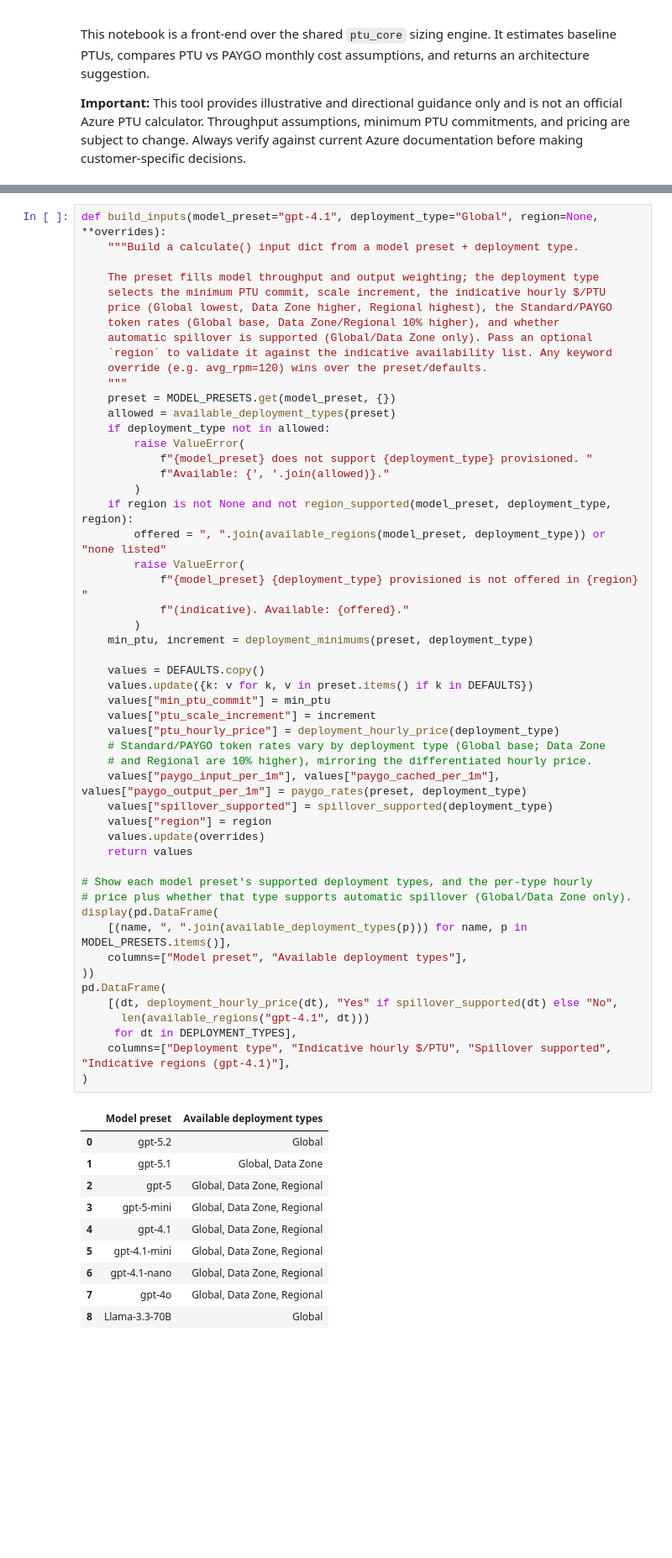
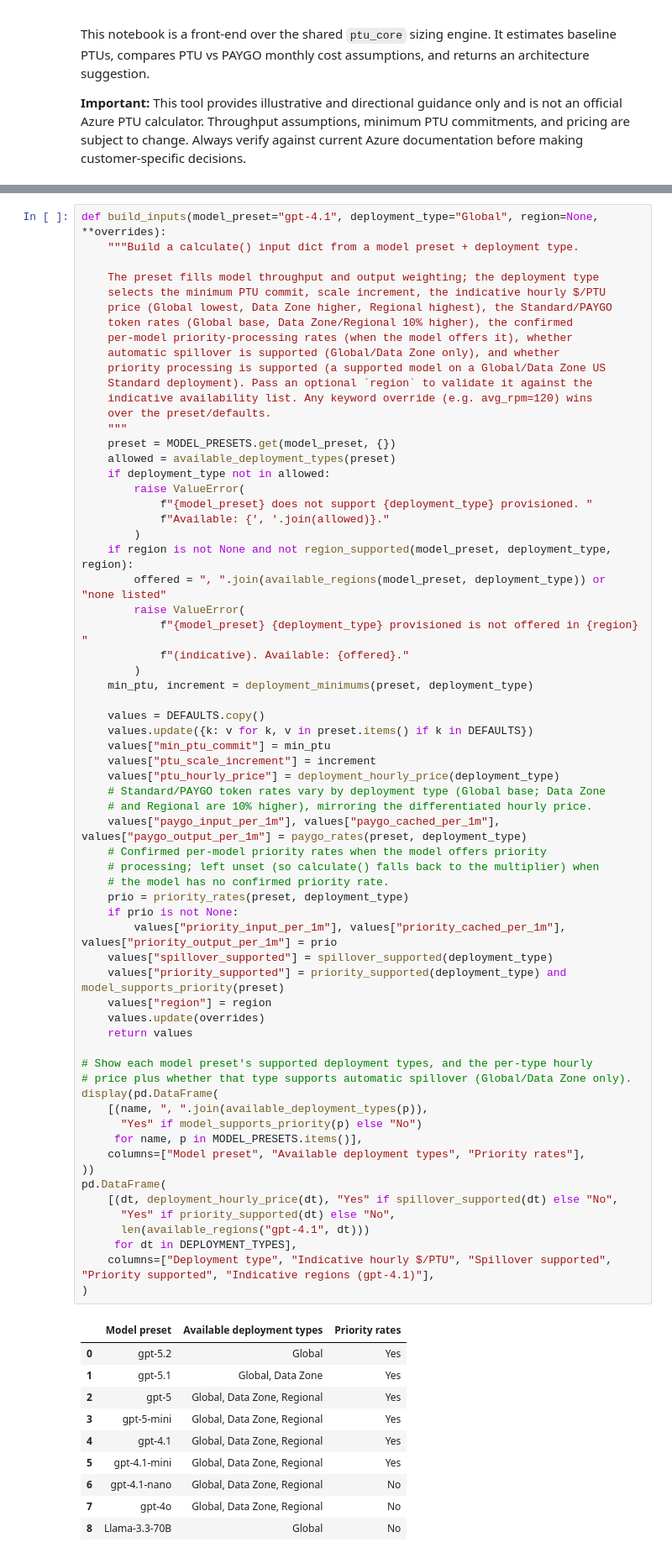
Before and after one commit to lindazhang2000/azure-openai-ptu-sizing-tool, a Jupyter notebook: app/PTU_Sizing_Notebook.ipynb, the cells around one changed output, grey strips where cells are left out. Shown at 84% size. Saved outputs shown, nothing was run; the diff lists cells and outputs as text; blank space fills up the shorter version.

```diff
--- a/app/PTU_Sizing_Notebook.ipynb
+++ b/app/PTU_Sizing_Notebook.ipynb
@@ -53,10 +57,13 @@ def build_inputs(model_preset="gpt-4.1", deployment_type="Global", region=None,
     The preset fills model throughput and output weighting; the deployment type
     selects the minimum PTU commit, scale increment, the indicative hourly $/PTU
     price (Global lowest, Data Zone higher, Regional highest), the Standard/PAYGO
-    token rates (Global base, Data Zone/Regional 10% higher), and whether
-    automatic spillover is supported (Global/Data Zone only). Pass an optional
-    `region` to validate it against the indicative availability list. Any keyword
-    override (e.g. avg_rpm=120) wins over the preset/defaults.
+    token rates (Global base, Data Zone/Regional 10% higher), the confirmed
+    per-model priority-processing rates (when the model offers it), whether
+    automatic spillover is supported (Global/Data Zone only), and whether
+    priority processing is supported (a supported model on a Global/Data Zone US
+    Standard deployment). Pass an optional `region` to validate it against the
+    indicative availability list. Any keyword override (e.g. avg_rpm=120) wins
+    over the preset/defaults.
     """
     preset = MODEL_PRESETS.get(model_preset, {})
     allowed = available_deployment_types(preset)
@@ -69,43 +76,53 @@ def build_inputs(model_preset="gpt-4.1", deployment_type="Global", region=None,
         offered = ", ".join(available_regions(model_preset, deployment_type)) or "none listed"
         raise ValueError(
             f"{model_preset} {deployment_type} provisioned is not offered in {region} "
             f"(indicative). Available: {offered}."
         )
     min_ptu, increment = deployment_minimums(preset, deployment_type)
 
     values = DEFAULTS.copy()
     values.update({k: v for k, v in preset.items() if k in DEFAULTS})
     values["min_ptu_commit"] = min_ptu
     values["ptu_scale_increment"] = increment
     values["ptu_hourly_price"] = deployment_hourly_price(deployment_type)
     # Standard/PAYGO token rates vary by deployment type (Global base; Data Zone
     # and Regional are 10% higher), mirroring the differentiated hourly price.
     values["paygo_input_per_1m"], values["paygo_cached_per_1m"], values["paygo_output_per_1m"] = paygo_rates(preset, deployment_type)
+    # Confirmed per-model priority rates when the model offers priority
+    # processing; left unset (so calculate() falls back to the multiplier) when
+    # the model has no confirmed priority rate.
+    prio = priority_rates(preset, deployment_type)
+    if prio is not None:
+        values["priority_input_per_1m"], values["priority_cached_per_1m"], values["priority_output_per_1m"] = prio
     values["spillover_supported"] = spillover_supported(deployment_type)
+    values["priority_supported"] = priority_supported(deployment_type) and model_supports_priority(preset)
     values["region"] = region
     values.update(overrides)
     return values
 
 # Show each model preset's supported deployment types, and the per-type hourly
 # price plus whether that type supports automatic spillover (Global/Data Zone only).
 display(pd.DataFrame(
-    [(name, ", ".join(available_deployment_types(p))) for name, p in MODEL_PRESETS.items()],
-    columns=["Model preset", "Available deployment types"],
+    [(name, ", ".join(available_deployment_types(p)),
+      "Yes" if model_supports_priority(p) else "No")
+     for name, p in MODEL_PRESETS.items()],
+    columns=["Model preset", "Available deployment types", "Priority rates"],
 ))
 pd.DataFrame(
     [(dt, deployment_hourly_price(dt), "Yes" if spillover_supported(dt) else "No",
+      "Yes" if priority_supported(dt) else "No",
       len(available_regions("gpt-4.1", dt)))
      for dt in DEPLOYMENT_TYPES],
-    columns=["Deployment type", "Indicative hourly $/PTU", "Spillover supported", "Indicative regions (gpt-4.1)"],
+    columns=["Deployment type", "Indicative hourly $/PTU", "Spillover supported", "Priority supported", "Indicative regions (gpt-4.1)"],
 )
 # %% [output]
-|  | Model preset | Available deployment types |
-| 0 | gpt-5.2 | Global |
-| 1 | gpt-5.1 | Global, Data Zone |
-| 2 | gpt-5 | Global, Data Zone, Regional |
-| 3 | gpt-5-mini | Global, Data Zone, Regional |
-| 4 | gpt-4.1 | Global, Data Zone, Regional |
-| 5 | gpt-4.1-mini | Global, Data Zone, Regional |
-| 6 | gpt-4.1-nano | Global, Data Zone, Regional |
-| 7 | gpt-4o | Global, Data Zone, Regional |
-| 8 | Llama-3.3-70B | Global |
+|  | Model preset | Available deployment types | Priority rates |
+| 0 | gpt-5.2 | Global | Yes |
+| 1 | gpt-5.1 | Global, Data Zone | Yes |
+| 2 | gpt-5 | Global, Data Zone, Regional | Yes |
+| 3 | gpt-5-mini | Global, Data Zone, Regional | Yes |
+| 4 | gpt-4.1 | Global, Data Zone, Regional | Yes |
+| 5 | gpt-4.1-mini | Global, Data Zone, Regional | Yes |
+| 6 | gpt-4.1-nano | Global, Data Zone, Regional | No |
+| 7 | gpt-4o | Global, Data Zone, Regional | No |
+| 8 | Llama-3.3-70B | Global | No |
```
Also changed, not shown: parts of 5 cells of this notebook, 5 other files.
